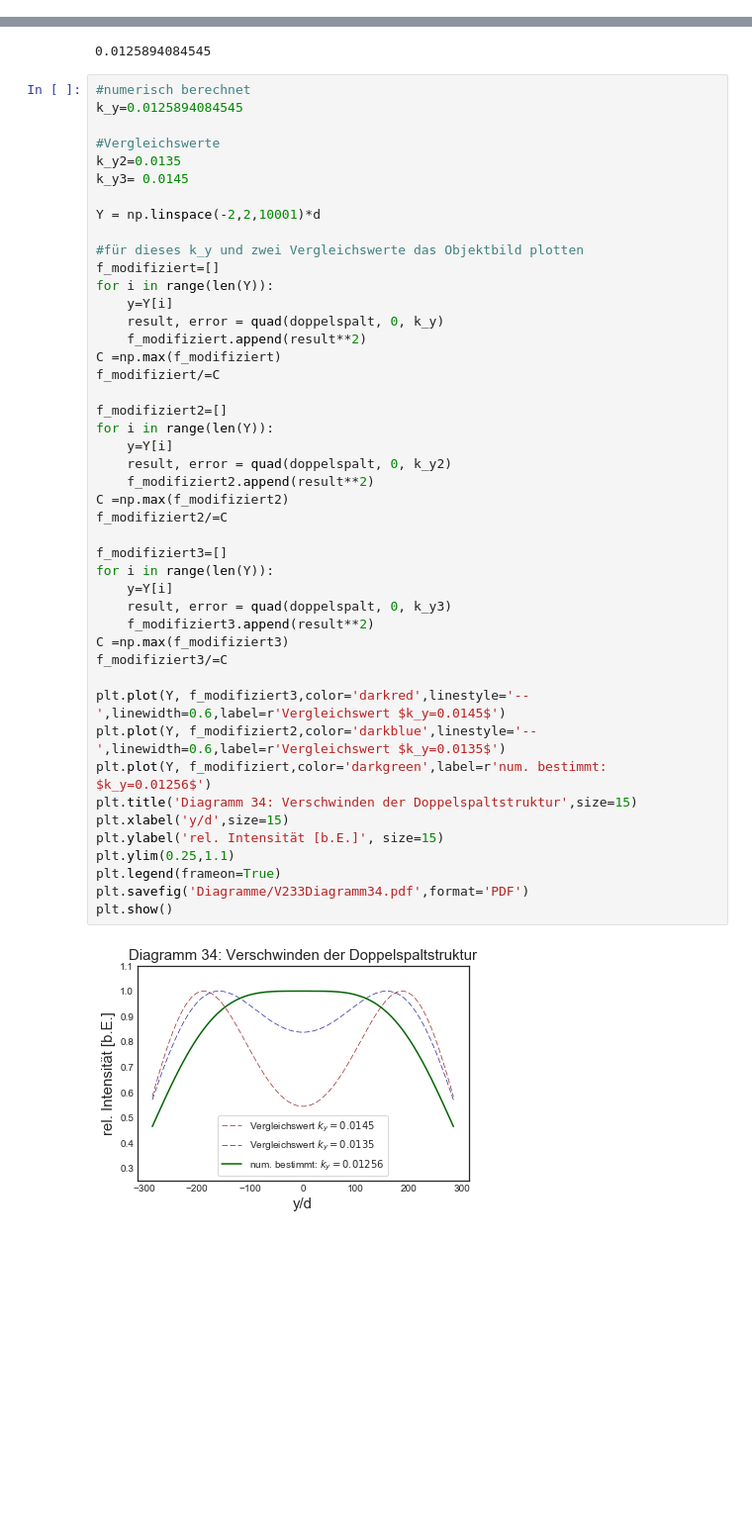
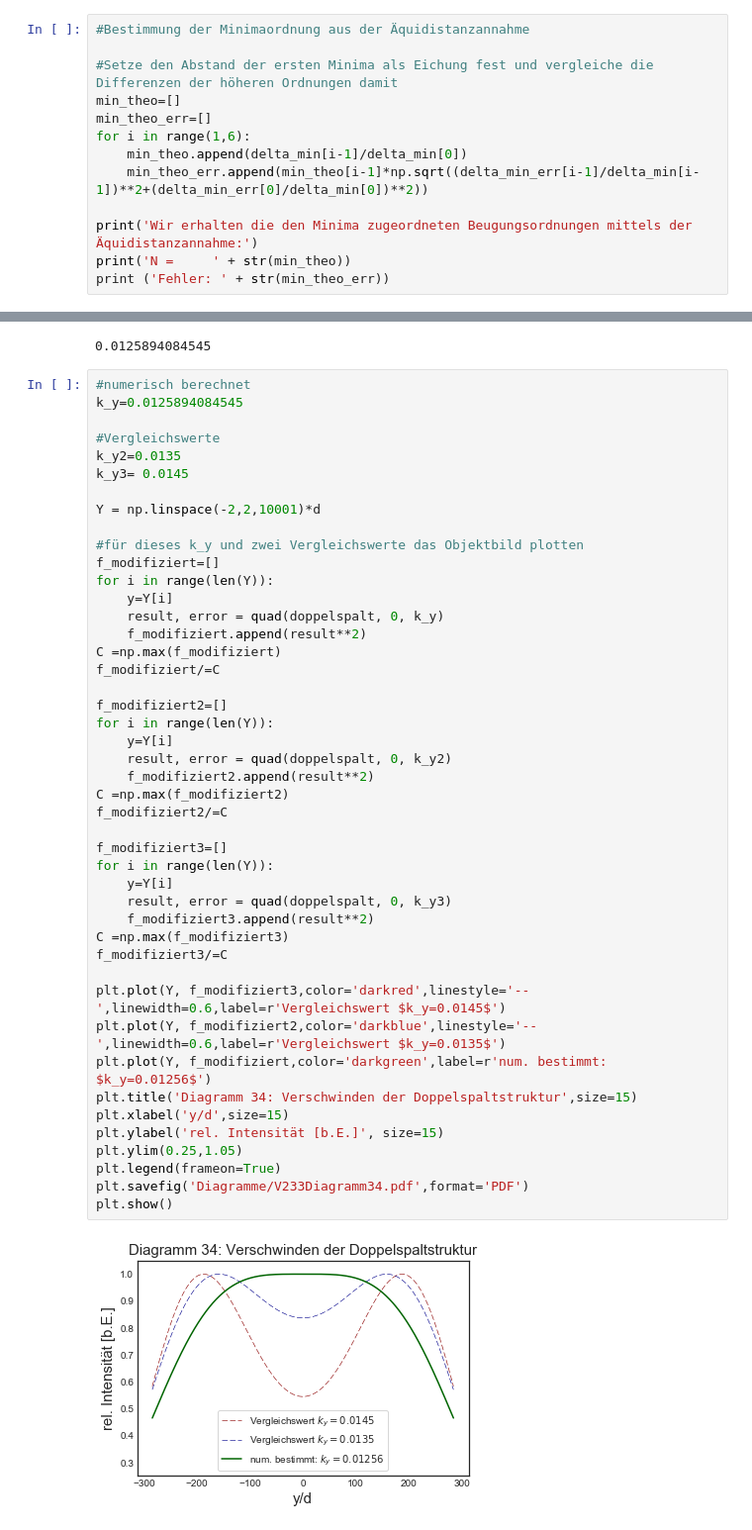
Before and after one commit to mathieukaltschmidt/PAP2-physics-lab-course, a Jupyter notebook: V233 Fourier-Optik/V233 Fourier-Optik .ipynb, the cells around one changed output, grey strips where cells are left out. Shown at 99% size. Cells and saved outputs as stored; diff of their text form; blank space fills up the shorter version.

```diff
--- a/V233 Fourier-Optik/V233 Fourier-Optik .ipynb
+++ b/V233 Fourier-Optik/V233 Fourier-Optik .ipynb
@@ -170,3 +170,16 @@ Der Vergleich mit den theoretischen Werten (1.5,2.5,...) liefert:
 ∆N =        [ 0.09134148  0.05163278  0.01077726  0.06677084  0.02081196]
 mit Fehler: [ 0.02822066  0.02931868  0.03093465  0.03278384  0.035187  ]
 [figure]
+# %%
+#Bestimmung der Minimaordnung aus der Äquidistanzannahme
+
+#Setze den Abstand der ersten Minima als Eichung fest und vergleiche die Differenzen der höheren Ordnungen damit
+min_theo=[]
+min_theo_err=[]
+for i in range(1,6):
+    min_theo.append(delta_min[i-1]/delta_min[0])
+    min_theo_err.append(min_theo[i-1]*np.sqrt((delta_min_err[i-1]/delta_min[i-1])**2+(delta_min_err[0]/delta_min[0])**2))
+
+print('Wir erhalten die den Minima zugeordneten Beugungsordnungen mittels der Äquidistanzannahme:')
+print('N =     ' + str(min_theo))
+print ('Fehler: ' + str(min_theo_err))
@@ -861,32 +878,32 @@ for i in range(len(Y)):
     f_modifiziert.append(result**2)
 C =np.max(f_modifiziert)
 f_modifiziert/=C
 
 f_modifiziert2=[]
 for i in range(len(Y)):
     y=Y[i]
     result, error = quad(doppelspalt, 0, k_y2)
     f_modifiziert2.append(result**2)
 C =np.max(f_modifiziert2)
 f_modifiziert2/=C
 
 f_modifiziert3=[]
 for i in range(len(Y)):
     y=Y[i]
     result, error = quad(doppelspalt, 0, k_y3)
     f_modifiziert3.append(result**2)
 C =np.max(f_modifiziert3)
 f_modifiziert3/=C
 
 plt.plot(Y, f_modifiziert3,color='darkred',linestyle='--',linewidth=0.6,label=r'Vergleichswert $k_y=0.0145$')
 plt.plot(Y, f_modifiziert2,color='darkblue',linestyle='--',linewidth=0.6,label=r'Vergleichswert $k_y=0.0135$')
 plt.plot(Y, f_modifiziert,color='darkgreen',label=r'num. bestimmt: $k_y=0.01256$')
 plt.title('Diagramm 34: Verschwinden der Doppelspaltstruktur',size=15)
 plt.xlabel('y/d',size=15)
 plt.ylabel('rel. Intensität [b.E.]', size=15)
-plt.ylim(0.25,1.1)
+plt.ylim(0.25,1.05)
 plt.legend(frameon=True)
 plt.savefig('Diagramme/V233Diagramm34.pdf',format='PDF')
 plt.show()
 # %% [output]
-[figure, old version]
+[figure, new version]
```
Also changed, not shown: parts of 1 cell of this notebook.
